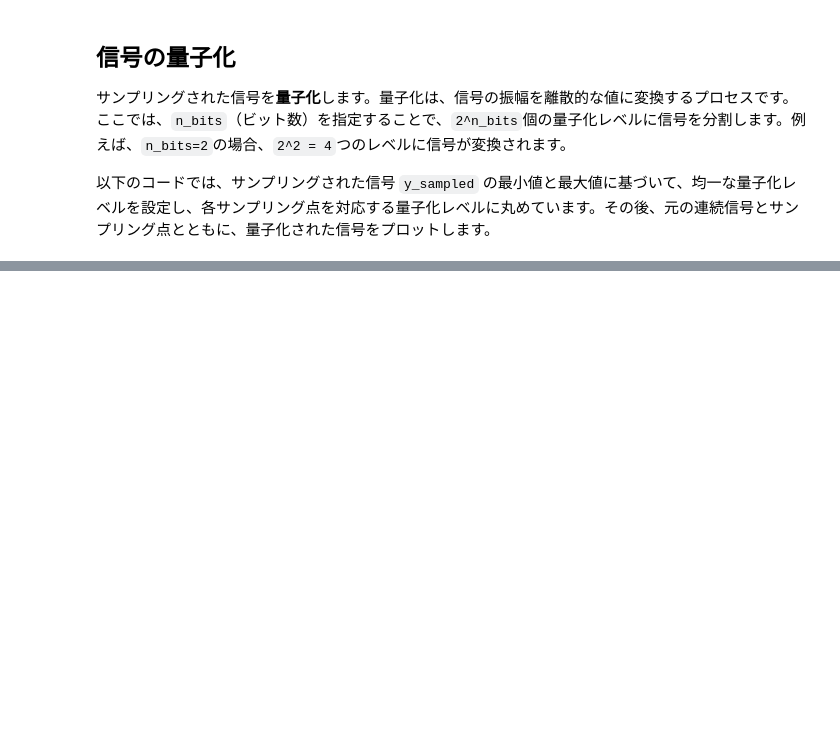
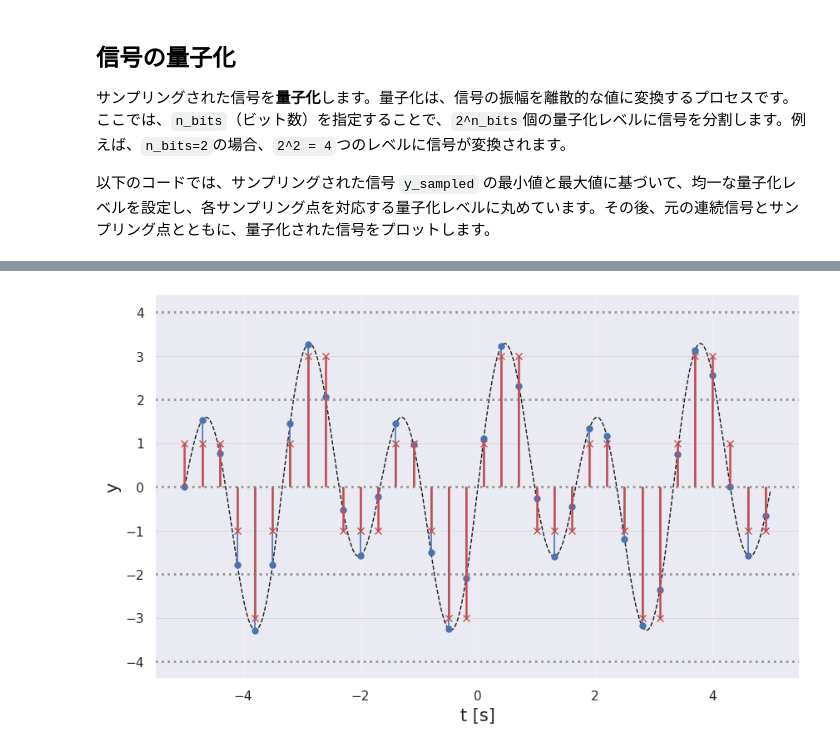
Before and after one commit to uchibe/computer_fundamentals, a Jupyter notebook: notebooks/lecture01.ipynb, the cells around one changed output, grey strips where cells are left out. Cells and saved outputs as stored; diff of their text form; code cells hidden in the pictures; blank space fills up the shorter version.

```diff
--- a/notebooks/lecture01.ipynb
+++ b/notebooks/lecture01.ipynb
@@ -111,0 +71,68 @@ plt.show()
+# %%
+n_bits = 2
+L = 2**n_bits                               # 量子化レベル数（区間数）
+
+# 量子化レンジ（授業では固定レンジにしてクリップも見せるのがおすすめ）
+# ここでは連続信号のレンジを使う（サンプルのmin/maxにしない方が一貫性が出る）
+# ymin = np.min(y)
+# ymax = np.max(y)
+ymin, ymax = -4.0, 4.0
+
+# mid-rise のステップ幅（L個の区間に等分）
+Delta = (ymax - ymin) / L
+
+# 区間インデックス k = 0..L-1（境界で切って、区間に割り当て）
+k = np.floor((y_sampled - ymin) / Delta).astype(int)
+k = np.clip(k, 0, L-1)                      # レンジ外は飽和（クリップ）
+
+# 出力は各区間の中心値（mid-rise）
+y_quantized = ymin + (k + 0.5) * Delta
+
+# 境界線（L+1本）と、中心値（L本）
+boundaries = ymin + np.arange(L+1) * Delta
+centers    = ymin + (np.arange(L) + 0.5) * Delta
+
+# -----------------------------
+# 4) プロット（整合する形）
+# -----------------------------
+plt.figure(figsize=(10, 6))
+
+# 元の連続信号
+plt.plot(t, y, 'k--', linewidth=1.0)
+
+# サンプリング点（stem）
+m1, s1, b1 = plt.stem(t_sampled, y_sampled, linefmt='b-', markerfmt='bo', basefmt=' ')
+plt.setp(s1, 'linewidth', 1.2)
+plt.setp(m1, 'markersize', 5)
+
+# 量子化後（stem）
+m2, s2, b2 = plt.stem(t_sampled, y_quantized, linefmt='r-', markerfmt='rx', basefmt=' ')
+plt.setp(s2, 'linewidth', 1.8)
+plt.setp(m2, 'markersize', 6)
+
+# 量子化境界線（点線）: boundaries
+for yb in boundaries:
+    plt.axhline(y=yb, color='gray', linestyle=':', linewidth=2.0, alpha=0.8)
+
+# 量子化レベル中心（薄い実線）: centers（任意だが、図の整合が一目で分かる）
+for yc in centers:
+    plt.axhline(y=yc, color='gray', linestyle='-', linewidth=0.6, alpha=0.25)
+
+# plt.title(f"Sampling & Quantization (mid-rise, n_bits={n_bits}, L={L})", fontsize=14)
+plt.xlabel('t [s]' , fontsize = 15)
+plt.ylabel('y', fontsize = 15);
+plt.grid(True, alpha=0.25)
+# plt.legend()
+# plt.tight_layout()
+plt.show()
+
+# -----------------------------
+# 5) 確認用の出力（任意）
+# -----------------------------
+print("Quantizer settings (mid-rise):")
+print(f"  ymin={ymin:.4f}, ymax={ymax:.4f}, Delta={Delta:.4f}, levels={L}")
+print("First 10 samples:")
+for i in range(min(10, len(y_sampled))):
+    print(f"  t={t_sampled[i]: .2f}, y={y_sampled[i]: .4f} -> k={k[i]}, yq={y_quantized[i]: .4f}")
+# %% [output]
+[figure, added]
```
Also changed, not shown: parts of 7 cells of this notebook.
